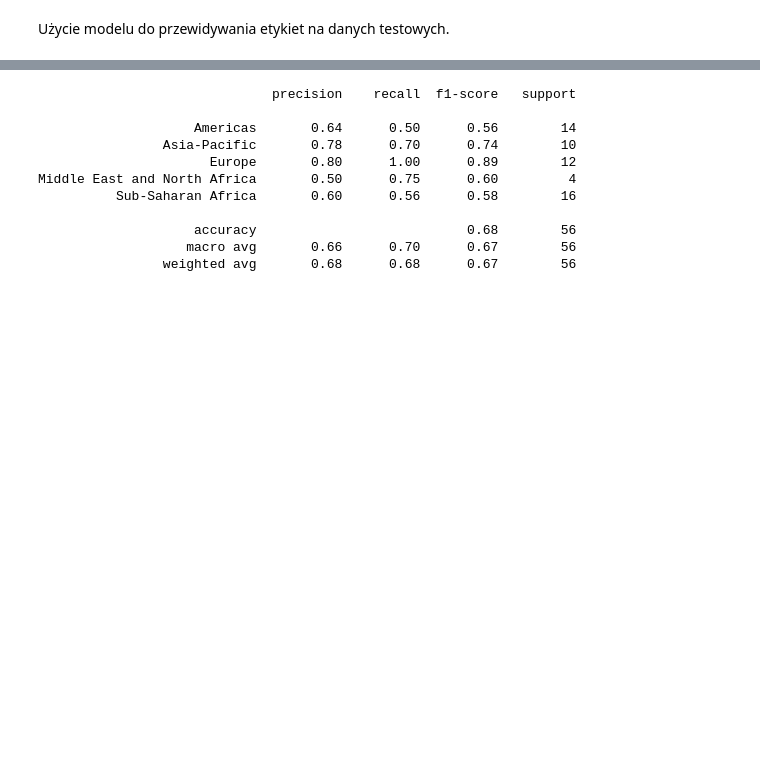
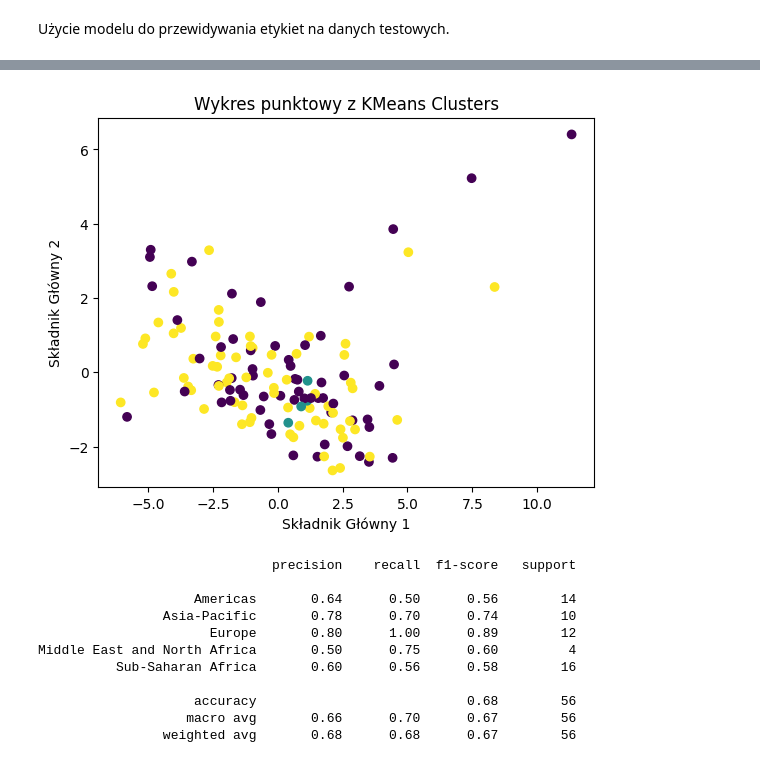
Before and after one commit to y777bish/DataExplorationProject, a Jupyter notebook: ProjektAEDfin.ipynb, the cells around one changed output, grey strips where cells are left out. Cells and saved outputs as stored; diff of their text form; code cells hidden in the pictures; blank space fills up the shorter version.

```diff
--- a/ProjektAEDfin.ipynb
+++ b/ProjektAEDfin.ipynb
@@ -128,3 +207,14 @@ classification_report_result = classification_report(y_test, y_pred, target_name
+# %%
+# Wykres punktowy (scatter plot)
+plt.scatter(X_train[:, 0], X_train[:, 1], c=clusters[:len(X_train)], cmap='viridis')
+plt.xlabel('Składnik Główny 1')
+plt.ylabel('Składnik Główny 2')
+plt.title('Wykres punktowy z KMeans Clusters')
+
+# Wyświetlenie wykresu
+plt.show()
+# %% [output]
+[figure, added]
 # %%
 print(classification_report_result)
 # %% [output]
```
Also changed, not shown: parts of 28 cells of this notebook.
